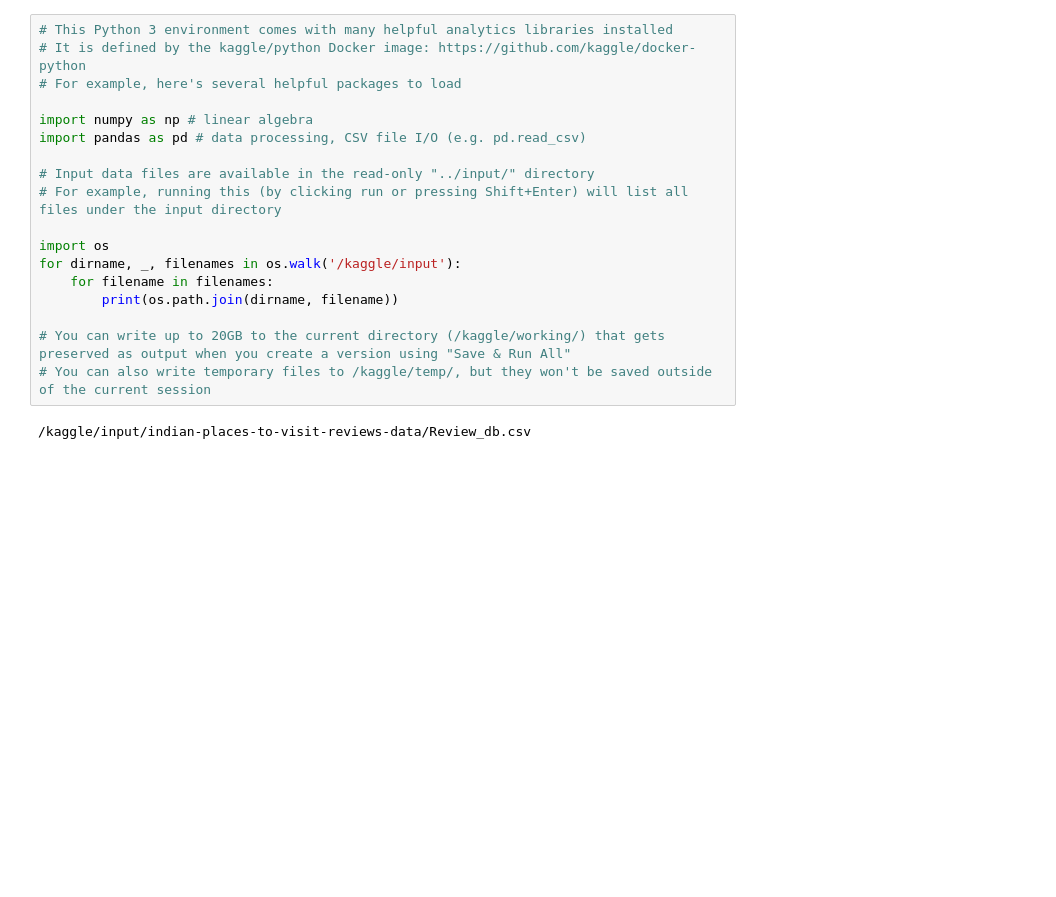
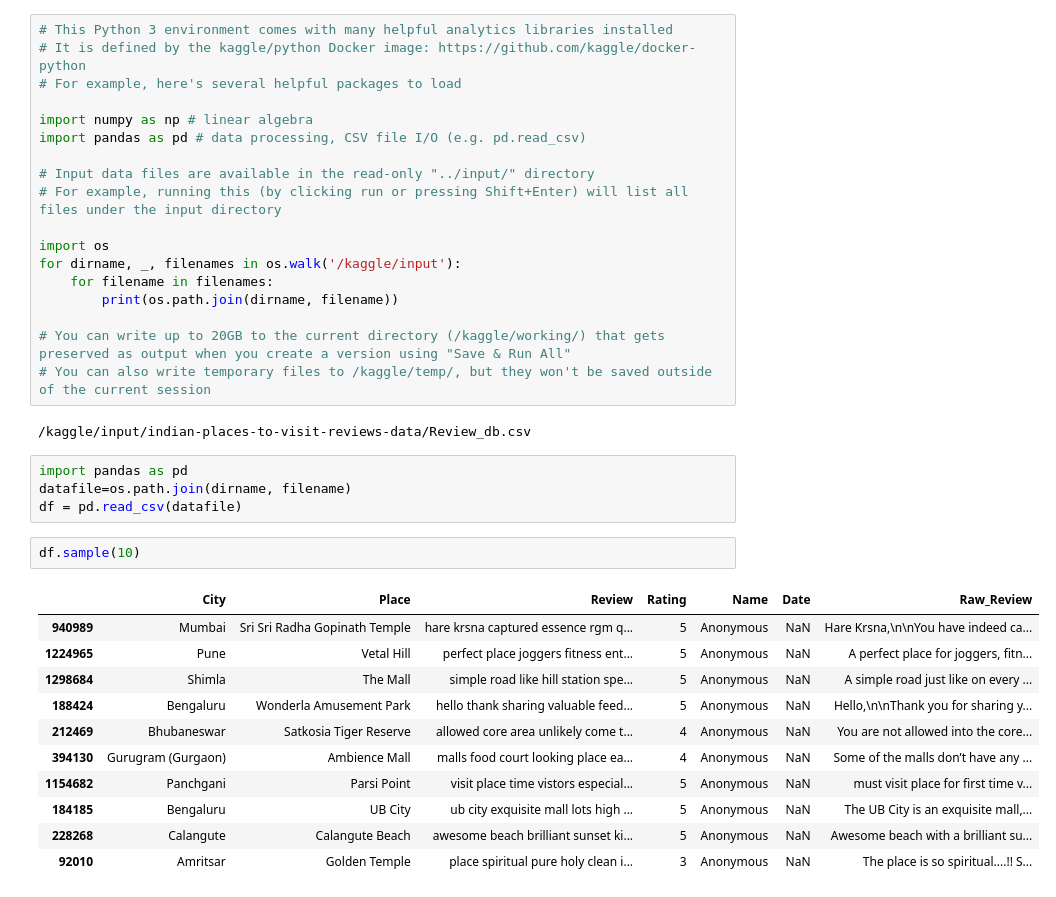
Before and after one commit to shiveshnavin/india-tour-places-prediction, a Jupyter notebook: india-tourist-places.ipynb, the cells around one changed output. Cells and saved outputs as stored; diff of their text form; blank space fills up the shorter version.

Commit message:
Kaggle Notebook | india-tourist-places | Version 2

```diff
--- a/india-tourist-places.ipynb
+++ b/india-tourist-places.ipynb
@@ -18,3 +18,21 @@ for dirname, _, filenames in os.walk('/kaggle/input'):
 # You can also write temporary files to /kaggle/temp/, but they won't be saved outside of the current session
 # %% [output]
 /kaggle/input/indian-places-to-visit-reviews-data/Review_db.csv
+# %%
+import pandas as pd
+datafile=os.path.join(dirname, filename)
+df = pd.read_csv(datafile)
+# %%
+df.sample(10)
+# %% [output]
+|  | City | Place | Review | Rating | Name | Date | Raw_Review |
+| 940989 | Mumbai | Sri Sri Radha Gopinath Temple | hare krsna captured essence rgm q... | 5 | Anonymous | NaN | Hare Krsna,\n\nYou have indeed ca... |
+| 1224965 | Pune | Vetal Hill | perfect place joggers fitness ent... | 5 | Anonymous | NaN | A perfect place for joggers, fitn... |
+| 1298684 | Shimla | The Mall | simple road like hill station spe... | 5 | Anonymous | NaN | A simple road just like on every ... |
+| 188424 | Bengaluru | Wonderla Amusement Park | hello thank sharing valuable feed... | 5 | Anonymous | NaN | Hello,\n\nThank you for sharing y... |
+| 212469 | Bhubaneswar | Satkosia Tiger Reserve | allowed core area unlikely come t... | 4 | Anonymous | NaN | You are not allowed into the core... |
+| 394130 | Gurugram (Gurgaon) | Ambience Mall | malls food court looking place ea... | 4 | Anonymous | NaN | Some of the malls don’t have any ... |
+| 1154682 | Panchgani | Parsi Point | visit place time vistors especial... | 5 | Anonymous | NaN | must visit place for first time v... |
+| 184185 | Bengaluru | UB City | ub city exquisite mall lots high ... | 5 | Anonymous | NaN | The UB City is an exquisite mall,... |
+| 228268 | Calangute | Calangute Beach | awesome beach brilliant sunset ki... | 5 | Anonymous | NaN | Awesome beach with a brilliant su... |
+| 92010 | Amritsar | Golden Temple | place spiritual pure holy clean i... | 3 | Anonymous | NaN | The place is so spiritual....!! S... |
```
Also changed, not shown: parts of 7 cells of this notebook.
